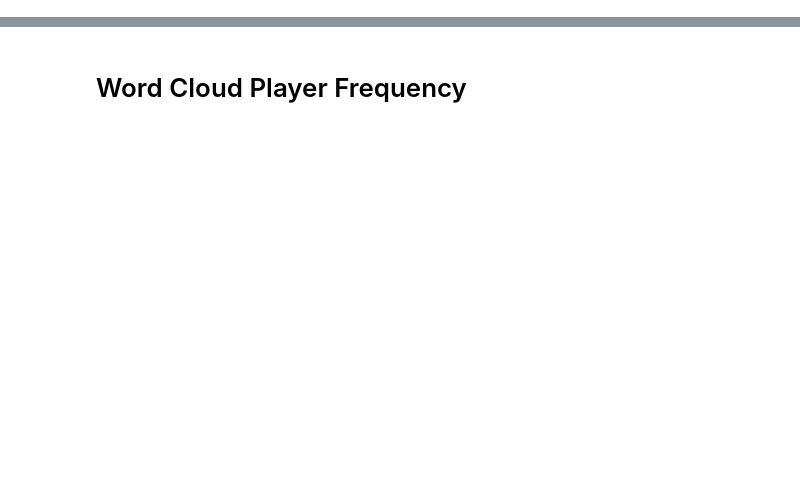
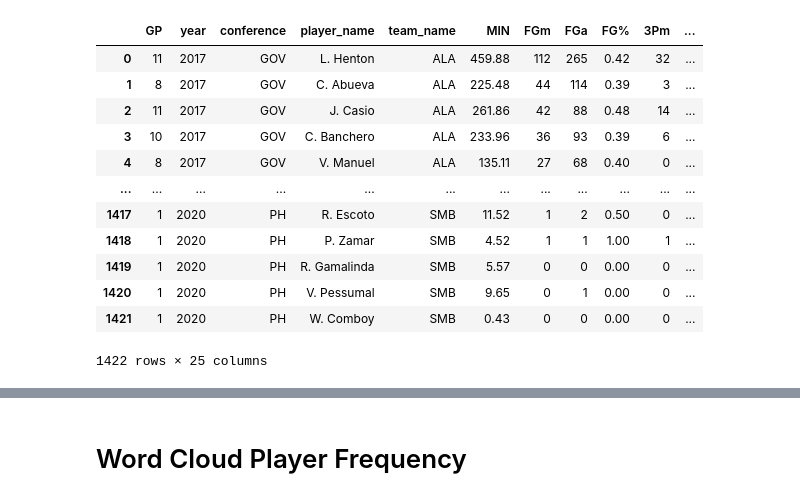
Before and after one commit to abeljoshua20/PBA-Statistic-Clustering, a Jupyter notebook: PBA_Merging_WordCloud.ipynb, the cells around one changed output, grey strips where cells are left out. Cells and saved outputs as stored; diff of their text form; code cells hidden in the pictures; blank space fills up the shorter version.

```diff
--- a/PBA_Merging_WordCloud.ipynb
+++ b/PBA_Merging_WordCloud.ipynb
@@ -66,0 +141,16 @@ def get_all_data():
+# %%
+get_playerstat_with_name(df_tot_stat)
+# %% [output]
+|  | GP | year | conference | player_name | team_name | MIN | FGm | FGa | FG% | 3Pm | ... |
+| 0 | 11 | 2017 | GOV | L. Henton | ALA | 459.88 | 112 | 265 | 0.42 | 32 | ... |
+| 1 | 8 | 2017 | GOV | C. Abueva | ALA | 225.48 | 44 | 114 | 0.39 | 3 | ... |
+| 2 | 11 | 2017 | GOV | J. Casio | ALA | 261.86 | 42 | 88 | 0.48 | 14 | ... |
+| 3 | 10 | 2017 | GOV | C. Banchero | ALA | 233.96 | 36 | 93 | 0.39 | 6 | ... |
+| 4 | 8 | 2017 | GOV | V. Manuel | ALA | 135.11 | 27 | 68 | 0.40 | 0 | ... |
+| ... | ... | ... | ... | ... | ... | ... | ... | ... | ... | ... | ... |
+| 1417 | 1 | 2020 | PH | R. Escoto | SMB | 11.52 | 1 | 2 | 0.50 | 0 | ... |
+| 1418 | 1 | 2020 | PH | P. Zamar | SMB | 4.52 | 1 | 1 | 1.00 | 1 | ... |
+| 1419 | 1 | 2020 | PH | R. Gamalinda | SMB | 5.57 | 0 | 0 | 0.00 | 0 | ... |
+| 1420 | 1 | 2020 | PH | V. Pessumal | SMB | 9.65 | 0 | 1 | 0.00 | 0 | ... |
+| 1421 | 1 | 2020 | PH | W. Comboy | SMB | 0.43 | 0 | 0 | 0.00 | 0 | ... |
+1422 rows × 25 columns
```
Also changed, not shown: parts of 13 cells of this notebook.
